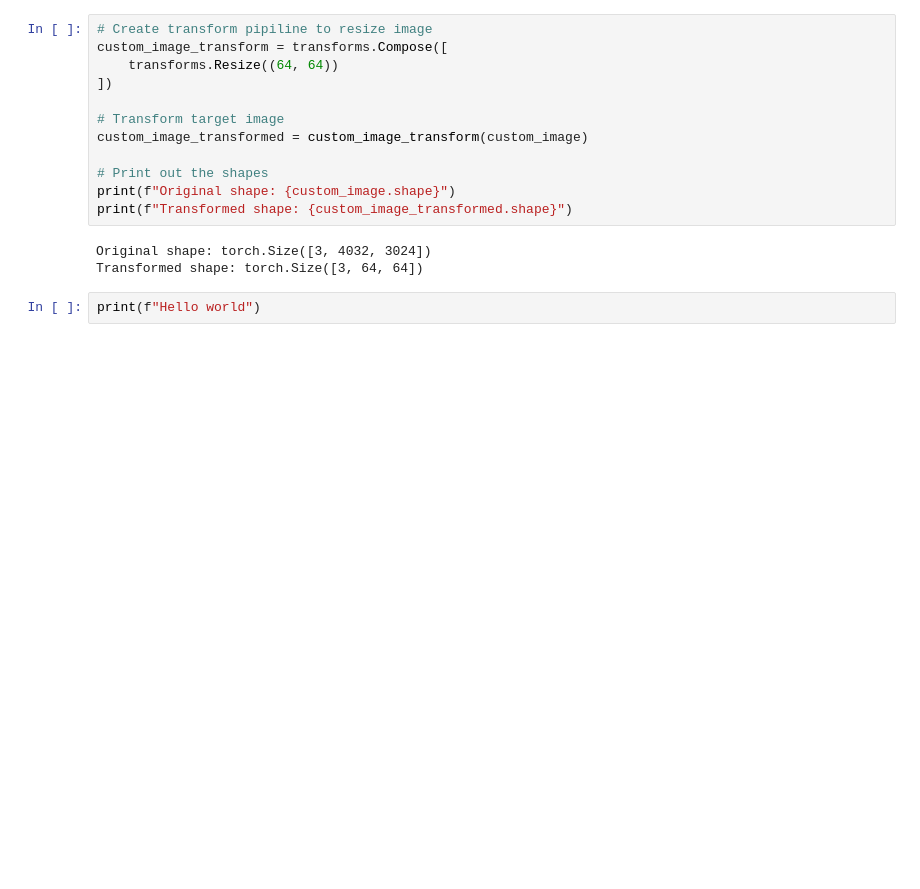
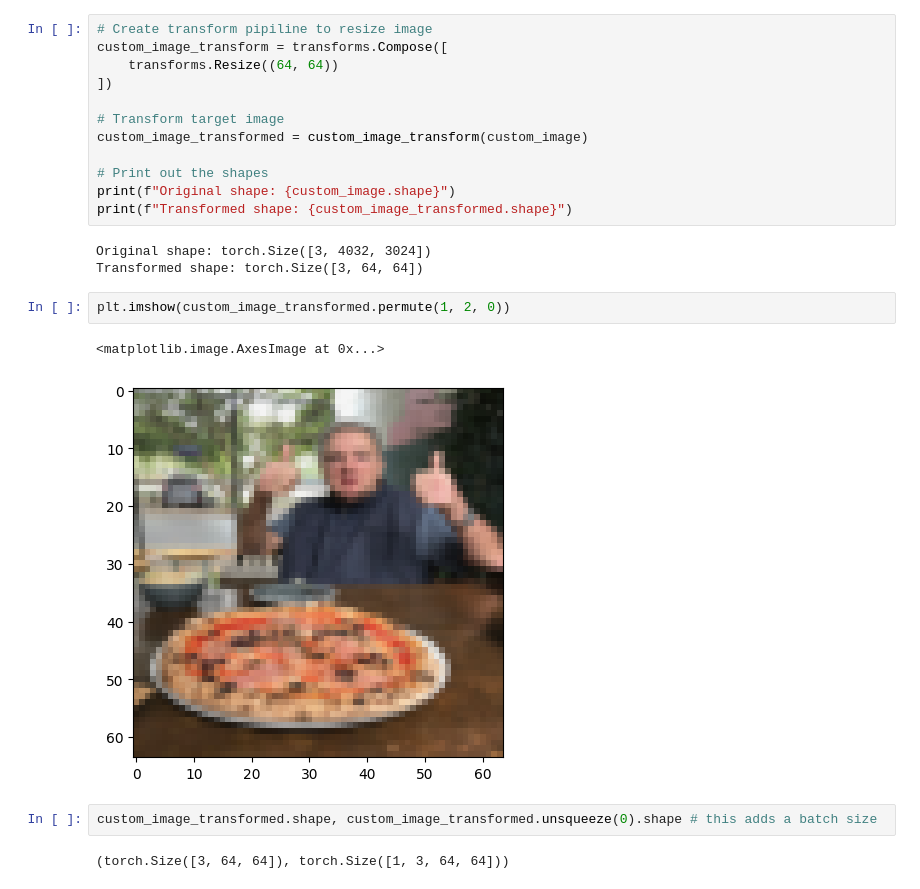
Before and after one commit to Aaron-Serpilin/Zero-To-Mastery-Pytorch, a Jupyter notebook: Fundamentals/04_PyTorch_Custom_Datasets.ipynb, the cells around one changed output. Saved outputs shown, nothing was run; the diff lists cells and outputs as text; blank space fills up the shorter version.

Commit message:
Finalization of the 4th Module of the Course. Custom Dataset Model completed.

```diff
--- a/Fundamentals/04_PyTorch_Custom_Datasets.ipynb
+++ b/Fundamentals/04_PyTorch_Custom_Datasets.ipynb
@@ -1432,5 +1426,12 @@ print(f"Transformed shape: {custom_image_transformed.shape}")
 # %% [output]
 Original shape: torch.Size([3, 4032, 3024])
 Transformed shape: torch.Size([3, 64, 64])
-# %%
-print(f"Hello world")
+# %%
+plt.imshow(custom_image_transformed.permute(1, 2, 0))
+# %% [output]
+<matplotlib.image.AxesImage at 0x...>
+[figure, added]
+# %%
+custom_image_transformed.shape, custom_image_transformed.unsqueeze(0).shape # this adds a batch size
+# %% [output]
+(torch.Size([3, 64, 64]), torch.Size([1, 3, 64, 64]))
```
Also changed, not shown: parts of 16 cells of this notebook.
